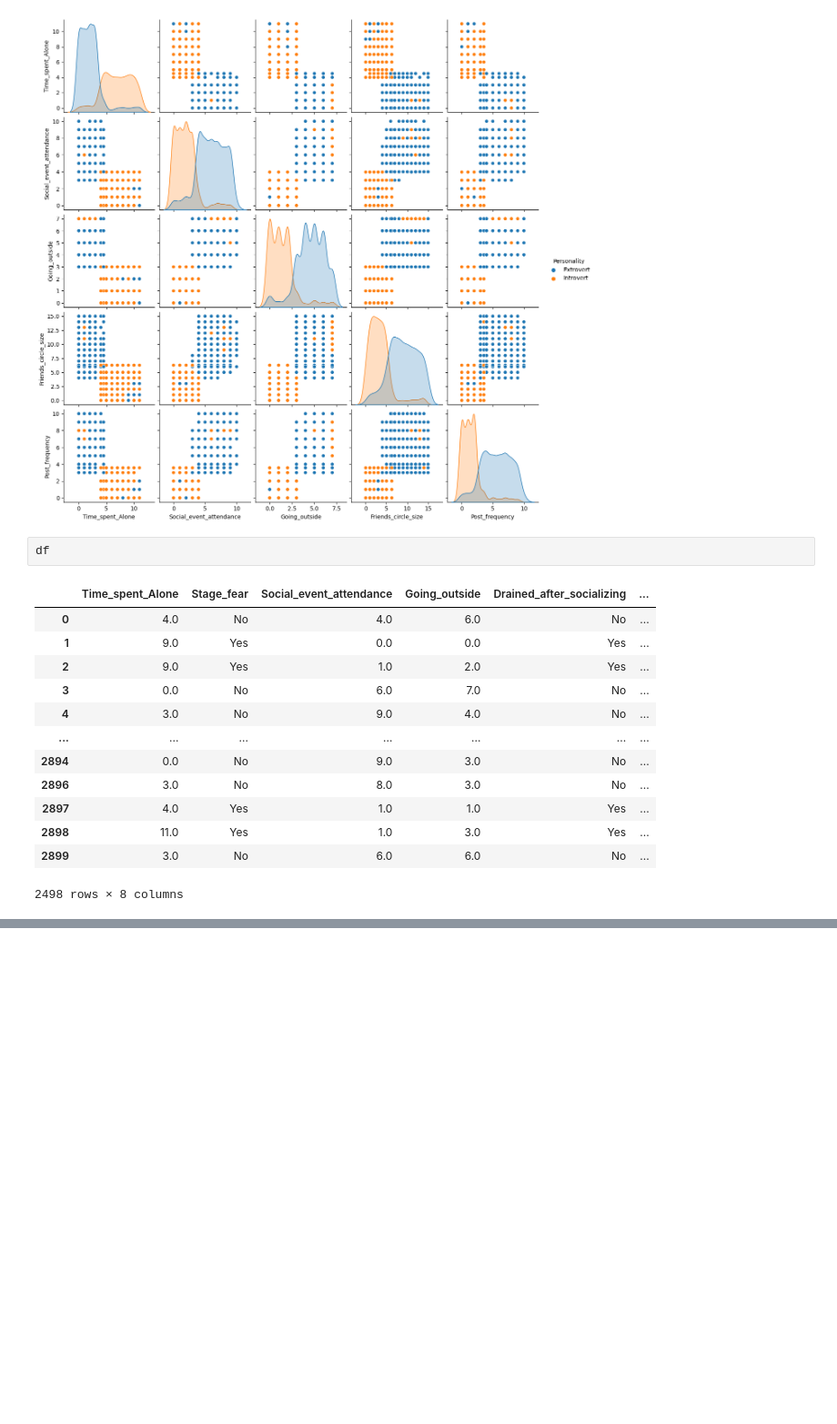
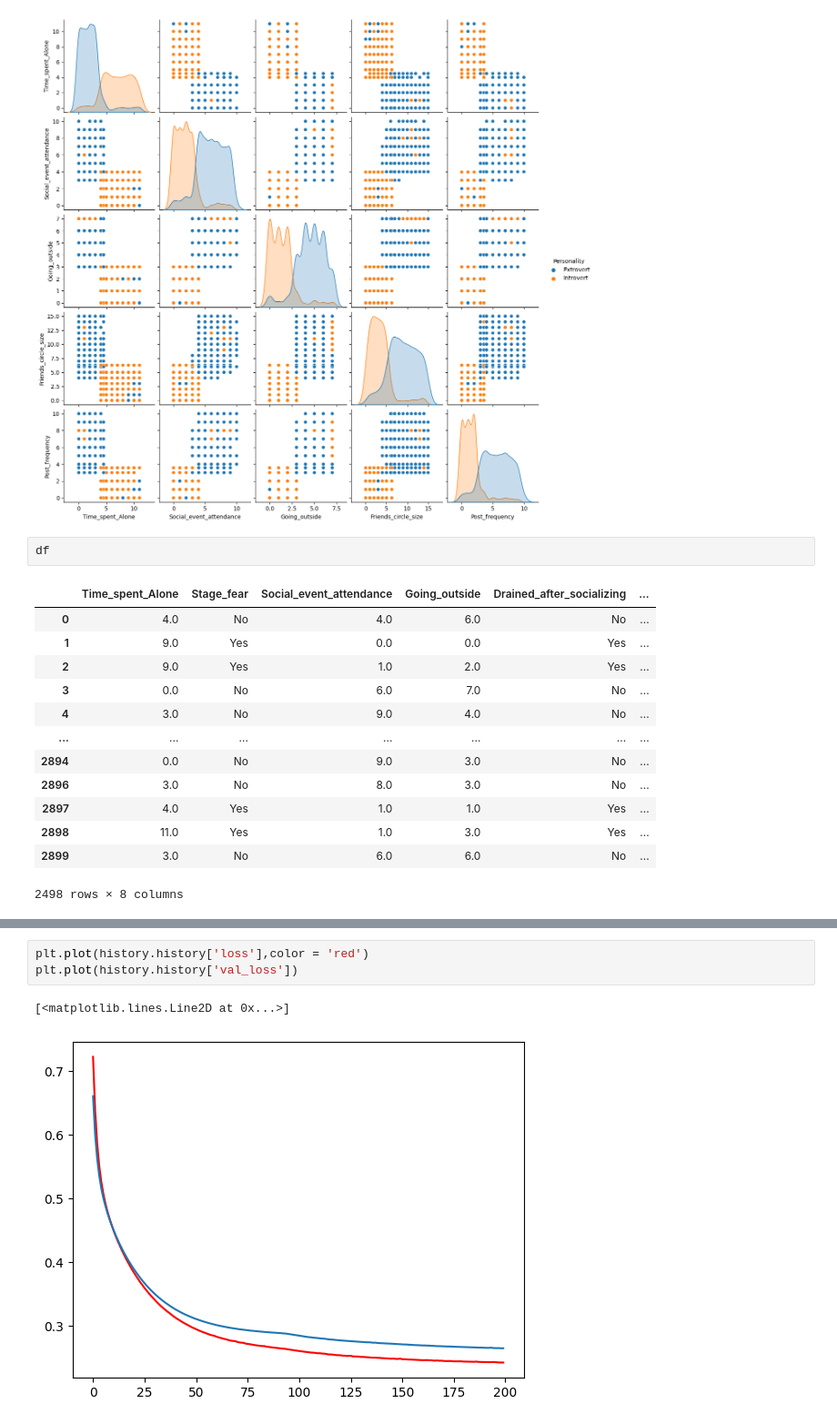
Before and after one commit to sagarsinghchauhan/Machine-Learning-Project-with-multiple-model, a Jupyter notebook: predicting-human-personality.ipynb, the cells around one changed output, grey strips where cells are left out. Shown at 91% size. Drawn from its saved outputs; the diff is of its cells as text; blank space fills up the shorter version.

```diff
--- a/predicting-human-personality.ipynb
+++ b/predicting-human-personality.ipynb
@@ -246,0 +339,6 @@ Model: "sequential"
+# %%
+plt.plot(history.history['loss'],color = 'red')
+plt.plot(history.history['val_loss'])
+# %% [output]
+[<matplotlib.lines.Line2D at 0x...>]
+[figure, added]
```
Also changed, not shown: parts of 16 cells of this notebook.
